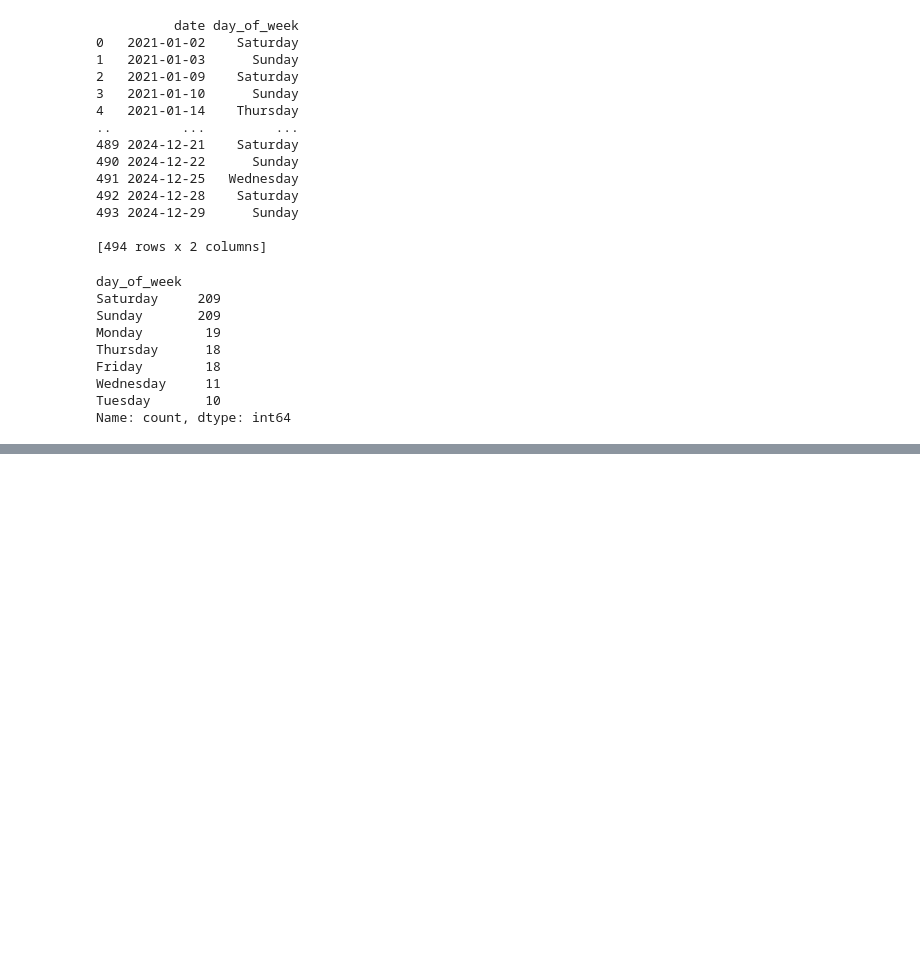
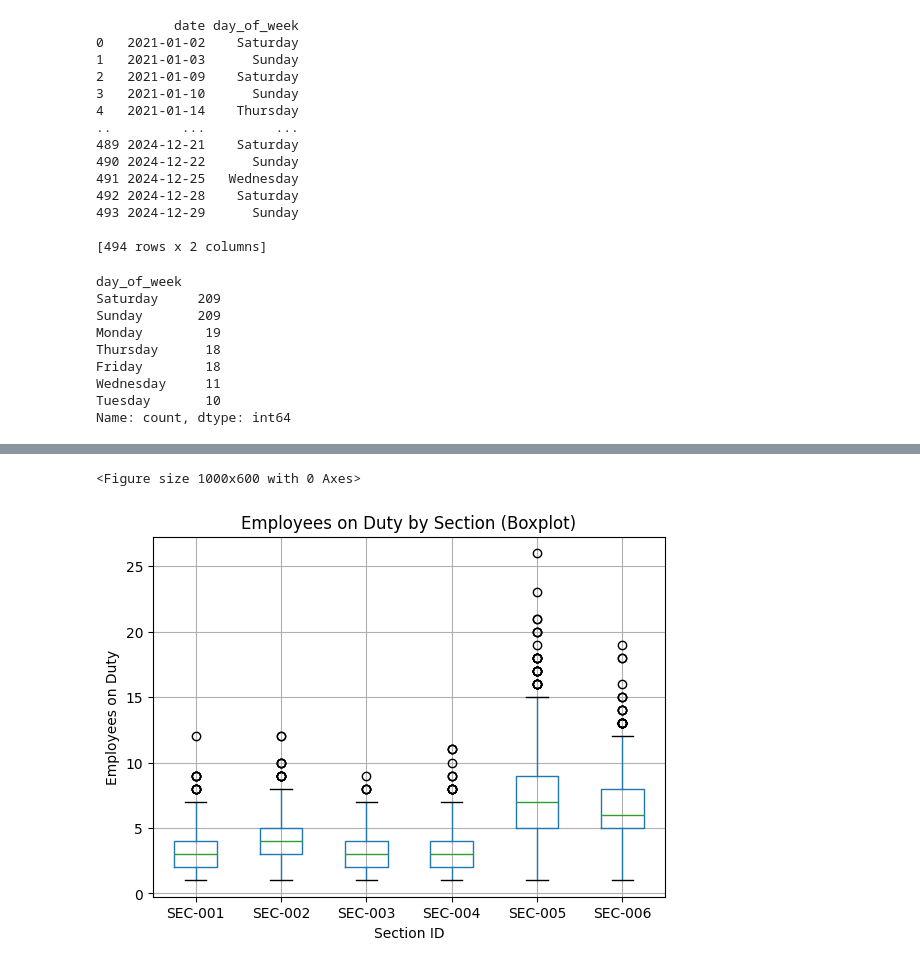
Before and after one commit to didulanthaisuru/rootcode_datathon_notebooks, a Jupyter notebook: data_visualization.ipynb, the cells around one changed output, grey strips where cells are left out. Drawn from its saved outputs; the diff is of its cells as text; code cells hidden in the pictures; blank space fills up the shorter version.

```diff
--- a/data_visualization.ipynb
+++ b/data_visualization.ipynb
@@ -134,0 +159,13 @@ plt.show()
+# %%
+import matplotlib.pyplot as plt
+
+plt.figure(figsize=(10, 6))
+df.boxplot(column='employees_on_duty', by='section_id')
+plt.title('Employees on Duty by Section (Boxplot)')
+plt.suptitle('')
+plt.xlabel('Section ID')
+plt.ylabel('Employees on Duty')
+plt.show()
+# %% [output]
+<Figure size 1000x600 with 0 Axes>
+[figure, added]
```
Also changed, not shown: parts of 6 cells of this notebook.
